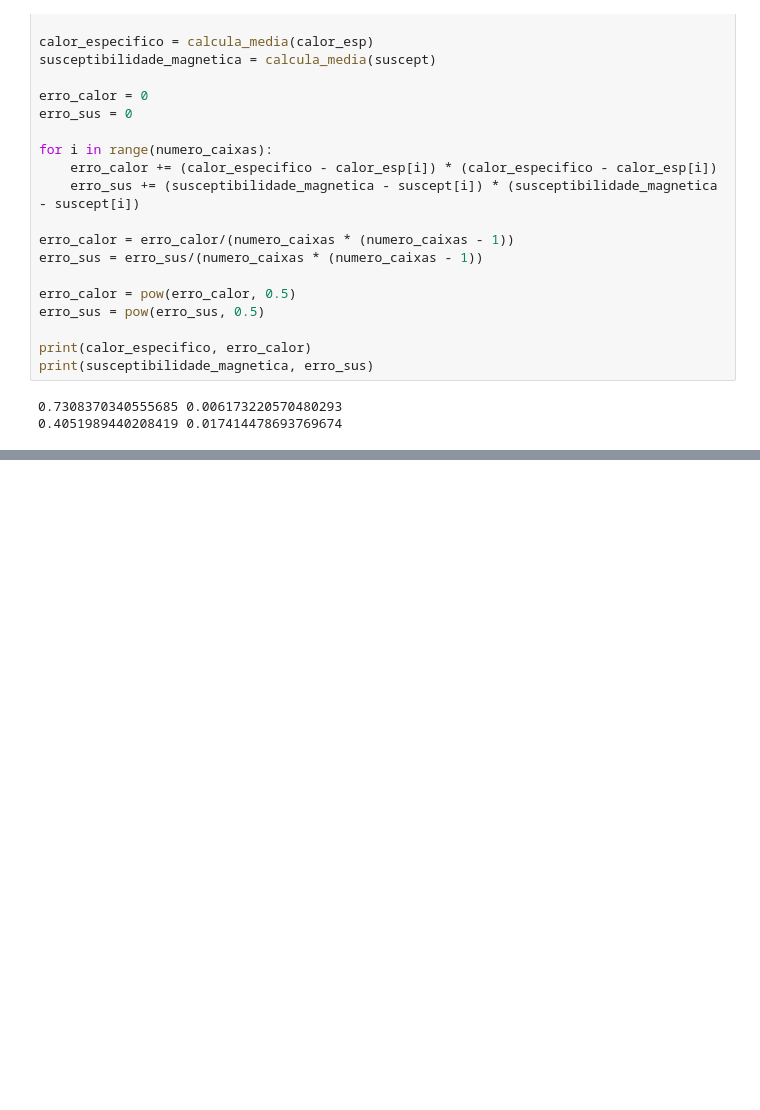
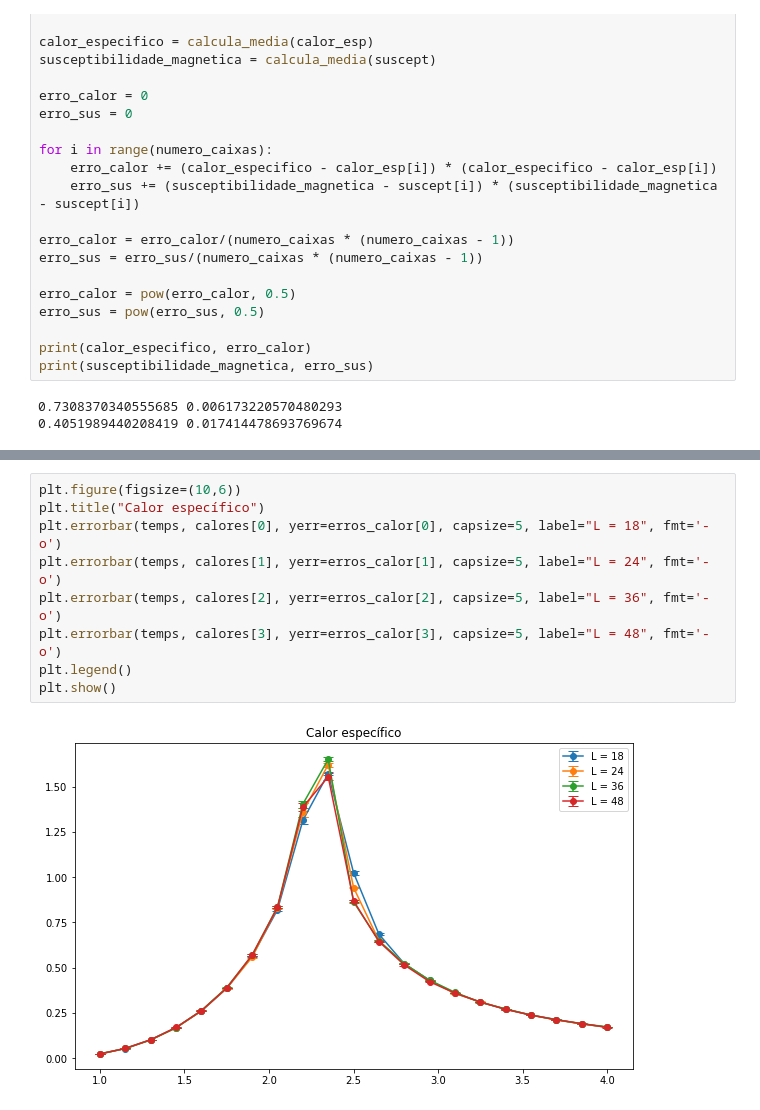
Before and after one commit to AlantheBenign/Fisica-Computacional-Informacao-e-Complexidade, a Jupyter notebook: Aula 5 - Modelo de Ising/Modelo de Ising - Calor específico e Susceptibilidade.ipynb, the cells around one changed output, grey strips where cells are left out. Saved outputs shown, nothing was run; the diff lists cells and outputs as text; blank space fills up the shorter version.

```diff
--- a/Aula 5 - Modelo de Ising/Modelo de Ising - Calor específico e Susceptibilidade.ipynb
+++ b/Aula 5 - Modelo de Ising/Modelo de Ising - Calor específico e Susceptibilidade.ipynb
@@ -367,3 +378,14 @@ plt.show()
+# %%
+plt.figure(figsize=(10,6))
+plt.title("Calor específico")
+plt.errorbar(temps, calores[0], yerr=erros_calor[0], capsize=5, label="L = 18", fmt='-o')
+plt.errorbar(temps, calores[1], yerr=erros_calor[1], capsize=5, label="L = 24", fmt='-o')
+plt.errorbar(temps, calores[2], yerr=erros_calor[2], capsize=5, label="L = 36", fmt='-o')
+plt.errorbar(temps, calores[3], yerr=erros_calor[3], capsize=5, label="L = 48", fmt='-o')
+plt.legend()
+plt.show()
+# %% [output]
+[figure, added]
 # %%
 plt.figure(figsize=(10,6))
 plt.title("Susceptibilidade magnética")
```
Also changed, not shown: parts of 6 cells of this notebook.
